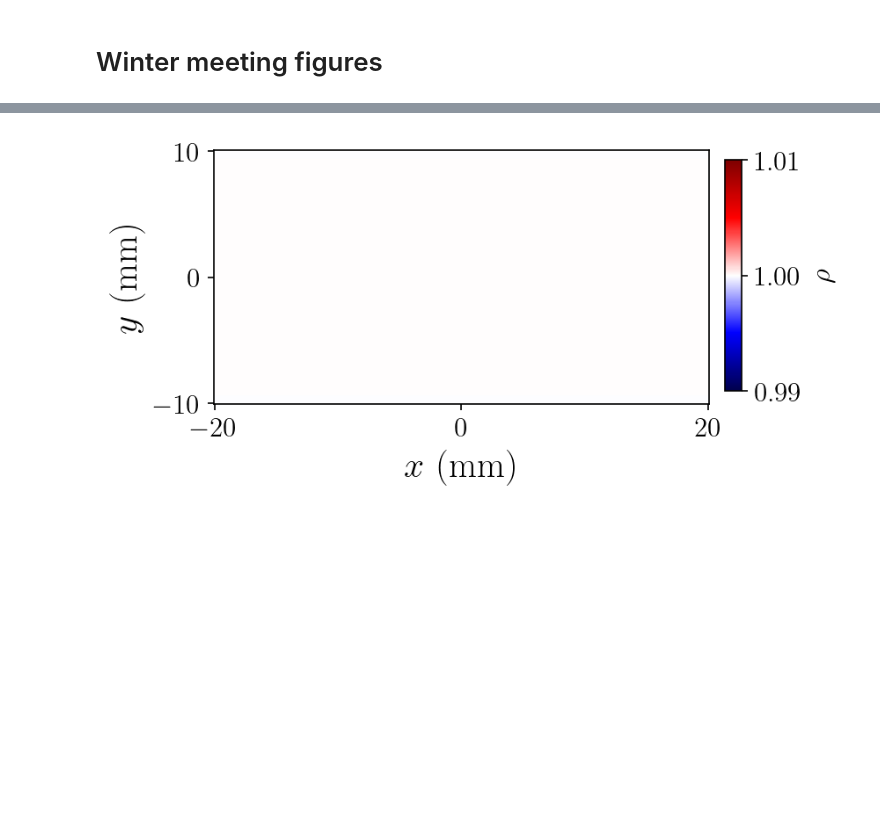
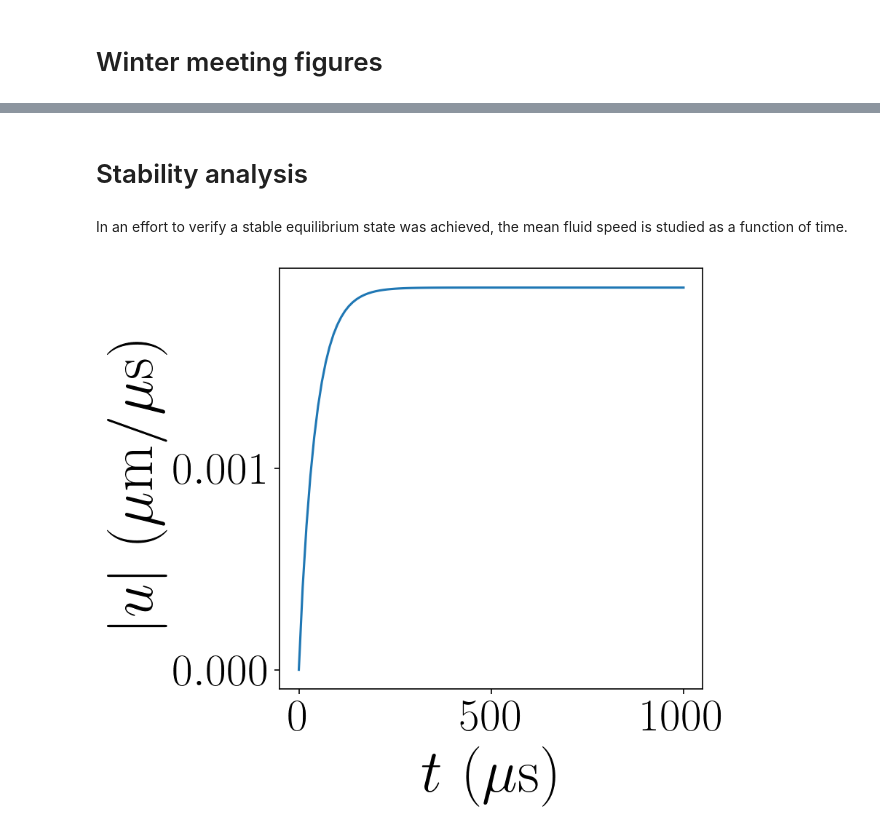
Before and after one commit to david16correa/LBM-benchmarks, a Jupyter notebook: 02 Poiseuille/notebook/main.ipynb, the cells around one changed output, grey strips where cells are left out. Drawn from its saved outputs; the diff is of its cells as text; code cells hidden in the pictures; blank space fills up the shorter version.

```diff
--- a/02 Poiseuille/notebook/main.ipynb
+++ b/02 Poiseuille/notebook/main.ipynb
@@ -149,8 +50,0 @@ plt.show()
-# %%
-def maxSpeed(df):
-    return np.sqrt(df.fluidVelocity_x**2 + df.fluidVelocity_y**2).max()
-
-maximumFluidSpeed = [
-    maxSpeed(pd.read_csv(dir + f"fluidTrj_{tick}.csv"))
-for tick in ticks]
-time = [pd.read_csv(dir + f"fluidTrj_{tick}.csv").time.values[0] for tick in ticks]
@@ -404,6 +155,34 @@ def fluidOverview(df):
-# %%
-fig, axes = fluidOverview(fluidDf)
-plt.savefig("figure1b.png", format="png", transparent=True, dpi=1000, bbox_inches="tight")
-plt.show()
-# %% [output]
-[figure, removed]
+# %% [markdown]
+# Stability analysis
+# %% [markdown]
+In an effort to verify a stable equilibrium state was achieved, the mean fluid speed is studied as a function of time.
+# %%
+def avgSpeed(df):
+    return np.sqrt(df.fluidVelocity_x**2 + df.fluidVelocity_y**2).mean()
+# %%
+try:
+    avgFluidSpeed
+except NameError:
+    avgFluidSpeed = []
+
+try:
+    time
+except NameError:
+    time = []
+
+for tick in ticks[len(time)::]:
+    auxDf = pd.read_csv(dir + f"fluidTrj_{tick}.csv")
+    avgFluidSpeed.append(avgSpeed(auxDf))
+    time.append(auxDf.time.values[0])
+    print(f'\r{tick}', end='', flush=True)
+print('\r'+' '*10, end='', flush=True)
+# %%
+fig, ax = plt.subplots(figsize = (5,5))
+
+ax.plot(time, avgFluidSpeed)
+ax.set_xlabel("$t ~ (\\mu \\mathrm{s})$")
+ax.set_ylabel("$|u| ~ (\\mu \\mathrm{m} / \\mu \\mathrm{s})$")
+
+plt.show()
+# %% [output]
+[figure, added]
```
Also changed, not shown: parts of 19 cells of this notebook, 14 other files.
